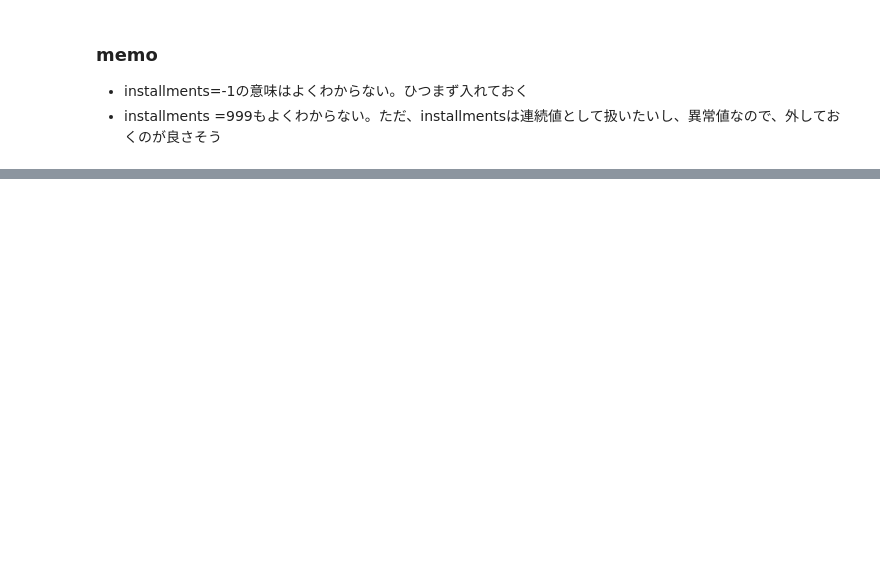
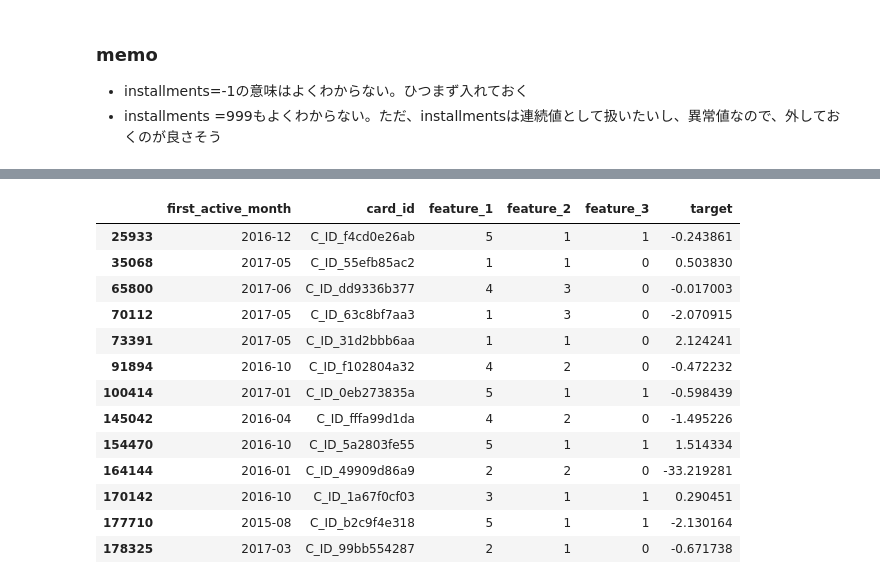
Before and after one commit to hojokenta/kaggle-elo, a Jupyter notebook: work/Data confirmation.ipynb, the cells around one changed output, grey strips where cells are left out. Cells and saved outputs as stored; diff of their text form; code cells hidden in the pictures; blank space fills up the shorter version.

```diff
--- a/work/Data confirmation.ipynb
+++ b/work/Data confirmation.ipynb
@@ -200,0 +246,19 @@ raw_new_merchant_transactions.sort_values('purchase_amount', ascending = False).
+# %%
+# subsector_id=-1のcard_idがtrain,testそれぞれに含まれているか確認する
+subsector_id_minus1 = raw_new_merchant_transactions[raw_new_merchant_transactions['subsector_id'] == -1]
+raw_train[raw_train['card_id'].isin(subsector_id_minus1['card_id'])]
+# %% [output]
+|  | first_active_month | card_id | feature_1 | feature_2 | feature_3 | target |
+| 25933 | 2016-12 | C_ID_f4cd0e26ab | 5 | 1 | 1 | -0.243861 |
+| 35068 | 2017-05 | C_ID_55efb85ac2 | 1 | 1 | 0 | 0.503830 |
+| 65800 | 2017-06 | C_ID_dd9336b377 | 4 | 3 | 0 | -0.017003 |
+| 70112 | 2017-05 | C_ID_63c8bf7aa3 | 1 | 3 | 0 | -2.070915 |
+| 73391 | 2017-05 | C_ID_31d2bbb6aa | 1 | 1 | 0 | 2.124241 |
+| 91894 | 2016-10 | C_ID_f102804a32 | 4 | 2 | 0 | -0.472232 |
+| 100414 | 2017-01 | C_ID_0eb273835a | 5 | 1 | 1 | -0.598439 |
+| 145042 | 2016-04 | C_ID_fffa99d1da | 4 | 2 | 0 | -1.495226 |
+| 154470 | 2016-10 | C_ID_5a2803fe55 | 5 | 1 | 1 | 1.514334 |
+| 164144 | 2016-01 | C_ID_49909d86a9 | 2 | 2 | 0 | -33.219281 |
+| 170142 | 2016-10 | C_ID_1a67f0cf03 | 3 | 1 | 1 | 0.290451 |
+| 177710 | 2015-08 | C_ID_b2c9f4e318 | 5 | 1 | 1 | -2.130164 |
+| 178325 | 2017-03 | C_ID_99bb554287 | 2 | 1 | 0 | -0.671738 |
```
Also changed, not shown: parts of 18 cells of this notebook, 2 other files.
